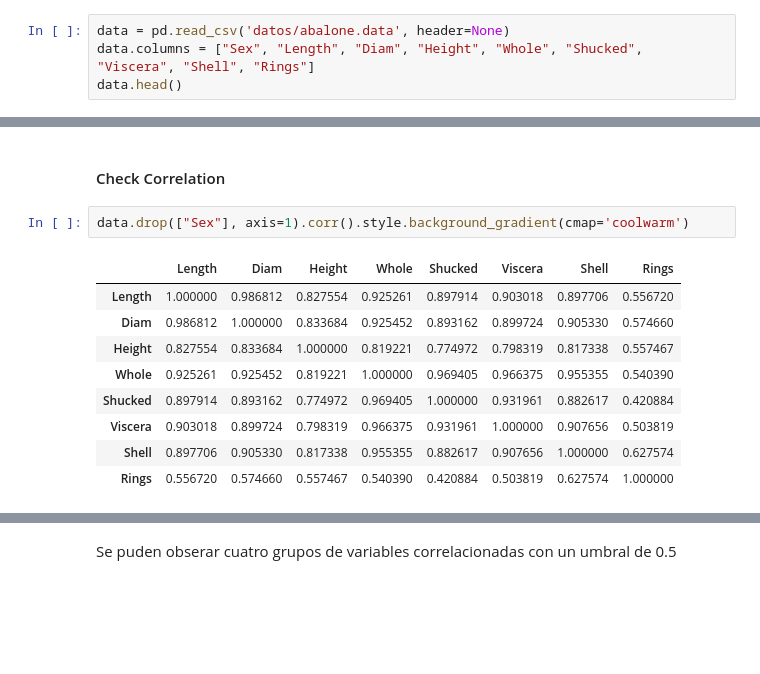
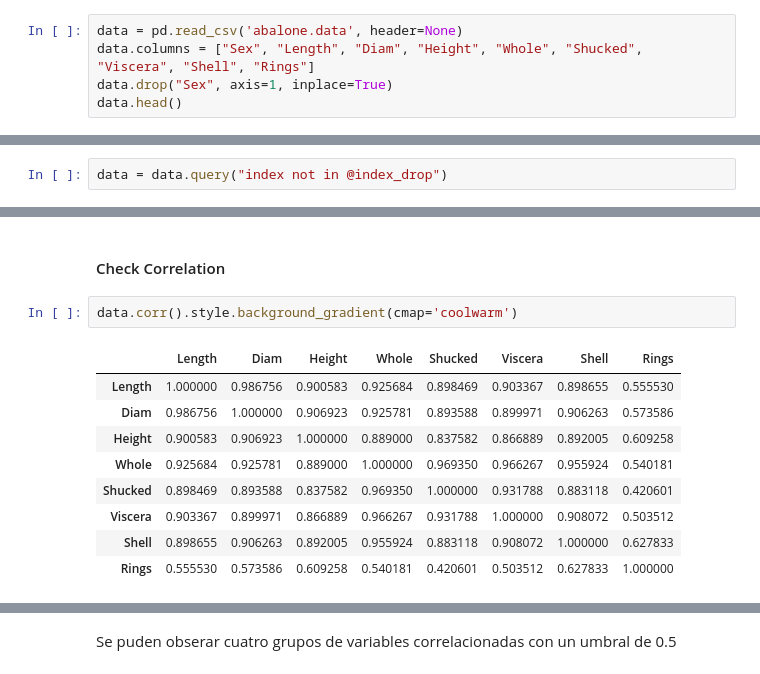
Before and after one commit to Gegori1/Modelado-Preedictivo, a Jupyter notebook: PLS_PCA intuition/data_processing.ipynb, the cells around one changed output, grey strips where cells are left out. Drawn from its saved outputs; the diff is of its cells as text; blank space fills up the shorter version.

```diff
--- a/PLS_PCA intuition/data_processing.ipynb
+++ b/PLS_PCA intuition/data_processing.ipynb
@@ -19,7 +20,8 @@ from sklearn.decomposition import PCA
 # %% [markdown]
 ### Load data
 # %%
-data = pd.read_csv('datos/abalone.data', header=None)
+data = pd.read_csv('abalone.data', header=None)
 data.columns = ["Sex", "Length", "Diam", "Height", "Whole", "Shucked", "Viscera", "Shell", "Rings"]
+data.drop("Sex", axis=1, inplace=True)
 data.head()
 # %% [output]
@@ -34,3 +79,5 @@ data.head()
+# %%
+data = data.query("index not in @index_drop")
 # %% [markdown]
 ### Fit model with all variables
 # %%
@@ -72,17 +126,17 @@ RMSE train: 2.2078092227168797
 # %% [markdown]
 #### Check Correlation
 # %%
-data.drop(["Sex"], axis=1).corr().style.background_gradient(cmap='coolwarm')
+data.corr().style.background_gradient(cmap='coolwarm')
 # %% [output]
 |  | Length | Diam | Height | Whole | Shucked | Viscera | Shell | Rings |
-| Length | 1.000000 | 0.986812 | 0.827554 | 0.925261 | 0.897914 | 0.903018 | 0.897706 | 0.556720 |
-| Diam | 0.986812 | 1.000000 | 0.833684 | 0.925452 | 0.893162 | 0.899724 | 0.905330 | 0.574660 |
-| Height | 0.827554 | 0.833684 | 1.000000 | 0.819221 | 0.774972 | 0.798319 | 0.817338 | 0.557467 |
-| Whole | 0.925261 | 0.925452 | 0.819221 | 1.000000 | 0.969405 | 0.966375 | 0.955355 | 0.540390 |
-| Shucked | 0.897914 | 0.893162 | 0.774972 | 0.969405 | 1.000000 | 0.931961 | 0.882617 | 0.420884 |
-| Viscera | 0.903018 | 0.899724 | 0.798319 | 0.966375 | 0.931961 | 1.000000 | 0.907656 | 0.503819 |
-| Shell | 0.897706 | 0.905330 | 0.817338 | 0.955355 | 0.882617 | 0.907656 | 1.000000 | 0.627574 |
-| Rings | 0.556720 | 0.574660 | 0.557467 | 0.540390 | 0.420884 | 0.503819 | 0.627574 | 1.000000 |
+| Length | 1.000000 | 0.986756 | 0.900583 | 0.925684 | 0.898469 | 0.903367 | 0.898655 | 0.555530 |
+| Diam | 0.986756 | 1.000000 | 0.906923 | 0.925781 | 0.893588 | 0.899971 | 0.906263 | 0.573586 |
+| Height | 0.900583 | 0.906923 | 1.000000 | 0.889000 | 0.837582 | 0.866889 | 0.892005 | 0.609258 |
+| Whole | 0.925684 | 0.925781 | 0.889000 | 1.000000 | 0.969350 | 0.966267 | 0.955924 | 0.540181 |
+| Shucked | 0.898469 | 0.893588 | 0.837582 | 0.969350 | 1.000000 | 0.931788 | 0.883118 | 0.420601 |
+| Viscera | 0.903367 | 0.899971 | 0.866889 | 0.966267 | 0.931788 | 1.000000 | 0.908072 | 0.503512 |
+| Shell | 0.898655 | 0.906263 | 0.892005 | 0.955924 | 0.883118 | 0.908072 | 1.000000 | 0.627833 |
+| Rings | 0.555530 | 0.573586 | 0.609258 | 0.540181 | 0.420601 | 0.503512 | 0.627833 | 1.000000 |
 # %%
 correlation = X_train.corr()
 sns.clustermap(correlation, method="complete", cmap='RdBu', annot=True,
```
Also changed, not shown: parts of 30 cells of this notebook, 13 other files.
